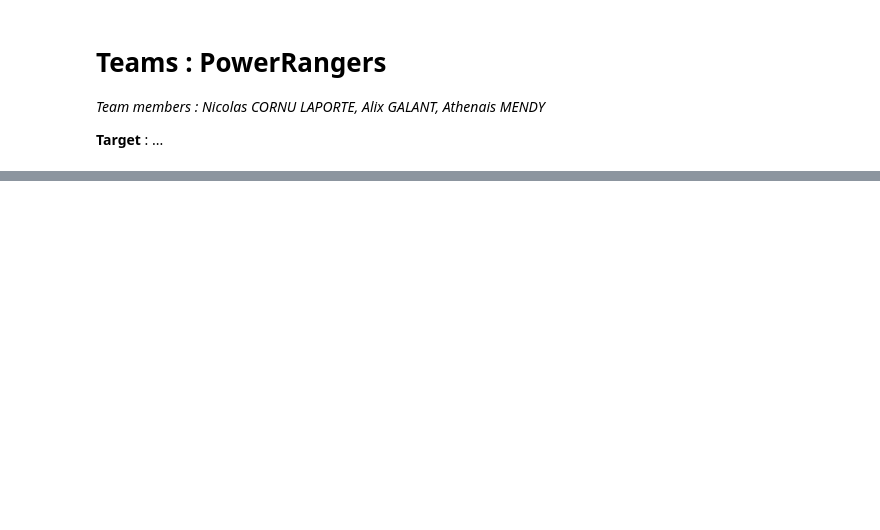
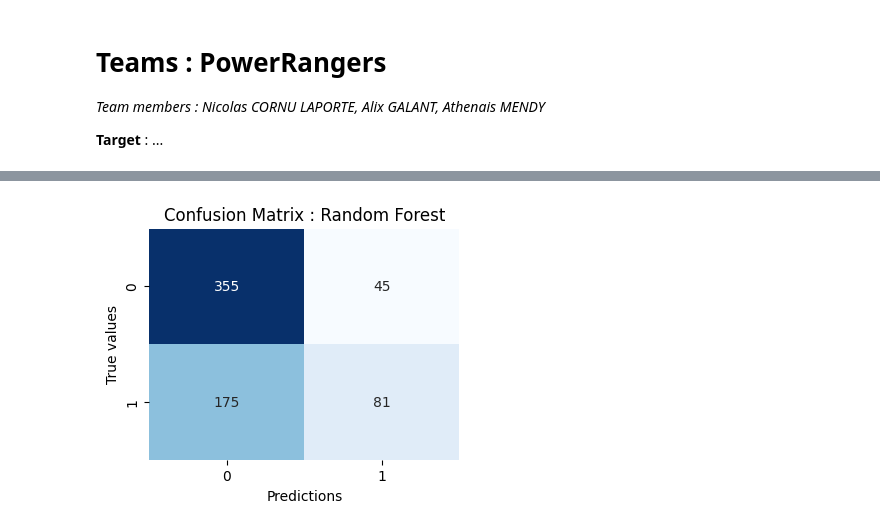
Before and after one commit to nikor3/WaterRangers, a Jupyter notebook: project_notebook.ipynb, the cells around one changed output, grey strips where cells are left out. Cells and saved outputs as stored; diff of their text form; code cells hidden in the pictures; blank space fills up the shorter version.

Commit message:
3 machines learning models + confusion matrix

```diff
--- a/project_notebook.ipynb
+++ b/project_notebook.ipynb
@@ -5,41 +5,99 @@
 
 **Target** : ...
 # %%
+"""
+# Water Potability Prediction
+
+## Problem Definition
+Access to safe drinking water is a fundamental human right and a critical factor for public health.
+The objective of this project is to build a machine learning model capable of predicting whether a
+water sample is safe for human consumption (**Potability = 1**) or not (**Potability = 0**).
+
+This is a Binary Classification problem. We will use a dataset containing 9 water quality metrics:
+- pH, Hardness, Solids (Total Dissolved Solids - TDS), Chloramines, Sulfate, Conductivity,
+  Organic Carbon, Trihalomethanes, and Turbidity.
+"""
+
 import kagglehub
 import pandas as pd
+import numpy as np
+import matplotlib.pyplot as plt
+import seaborn as sns
 from sklearn.model_selection import train_test_split
-from sklearn.preprocessing import LabelEncoder
-from sklearn.metrics import log_loss
-from sklearn.ensemble import RandomForestClassifier
-
+from sklearn.metrics import accuracy_score, classification_report, confusion_matrix, roc_auc_score
+from sklearn.ensemble import RandomForestClassifier, GradientBoostingClassifier
+from xgboost import XGBClassifier  # Nouvel algorithme performant !
 
 # Download latest version
 path = kagglehub.dataset_download("adityakadiwal/water-potability")
 
-print("Path to dataset files:", path)
-
-# import datasets / DataFrame
+# Import datasets / DataFrame
 df_train = pd.read_csv(path + "/water_potability.csv")
 
-# pre-processing
+# Pre-processing
 X = df_train.drop(columns=['Potability'])
 y = df_train['Potability']
 
 # Filling NaN values
 X = X.fillna(X.median())
 
-# use 80% train, and 20% secret validation
-X_train, X_val, y_train, y_val = train_test_split(X, y, test_size=0.2, random_state=42)
+# Use 80% train, and 20% secret validation (with stratification to preserve class balance)
+X_train, X_val, y_train, y_val = train_test_split(X, y, test_size=0.2, random_state=42, stratify=y)
 
-# select model
-# creation of 300 trees
-model = RandomForestClassifier(n_estimators=300, random_state=42)
+# Models Dictionary (Maintenant 100% basé sur des algorithmes d'arbres)
+models = {
+    "Random Forest": RandomForestClassifier(n_estimators=300, random_state=42),
+    "Gradient Boosting": GradientBoostingClassifier(n_estimators=150, random_state=42),
+    "XGBoost": XGBClassifier(n_estimators=150, learning_rate=0.05, random_state=42, eval_metric='logloss')
+}
 
-# train model
-model.fit(X_train, y_train)
+# Dictionary to store scores
+results = {}
 
-# Predict
-val_preds = model.predict_proba(X_val)
-score = log_loss(y_val, val_preds)
-print("model score : ", score*100, "%")
+# Loop for Training and Evaluation
+for name, model in models.items():
+    print(f"\n Training model : {name}")
+
+    # Training
+    model.fit(X_train, y_train)
+
+    # Predict
+    preds = model.predict(X_val)
+    probs = model.predict_proba(X_val)[:, 1]
+
+    # Compute Metrics
+    acc = accuracy_score(y_val, preds)
+    roc_auc = roc_auc_score(y_val, probs)
+
+    results[name] = {"Accuracy": acc, "ROC-AUC": roc_auc}
+
+    # Results Output
+    print(f"--- Report Assessment for model {name} ---")
+    print(f"Global Accuracy : {acc:.4f}")
+    print(f"ROC-AUC score : {roc_auc:.4f}")
+    print("\nClassification Report :")
+    print(classification_report(y_val, preds))
+
+    # Print Confusion Matrix
+    cm = confusion_matrix(y_val, preds)
+    plt.figure(figsize=(4, 3))
+    sns.heatmap(cm, annot=True, fmt="d", cmap="Blues", cbar=False)
+    plt.title(f"Confusion Matrix : {name}")
+    plt.xlabel("Predictions")
+    plt.ylabel("True values")
+    plt.show()
+
+# FINAL COMPARISON
+df_results = pd.DataFrame(results).T
+print("\n=== FINAL RESULTS COMPARISON ===")
+print(df_results)
+
+# Performance Comparison Chart
+df_results.plot(kind='bar', figsize=(10, 5))
+plt.title('Accuracy VS ROC AUC (Tree-based Models Comparison)')
+plt.ylabel('Score')
+plt.xticks(rotation=0)
+plt.ylim(0.4, 0.8)
+plt.legend(loc='lower right')
+plt.show()
 # %% [output]
@@ -62,0 +121 @@ Name: Potability, Length: 656, dtype: int64
+[figure, added]
```
Also changed, not shown: parts of 1 cell of this notebook.
